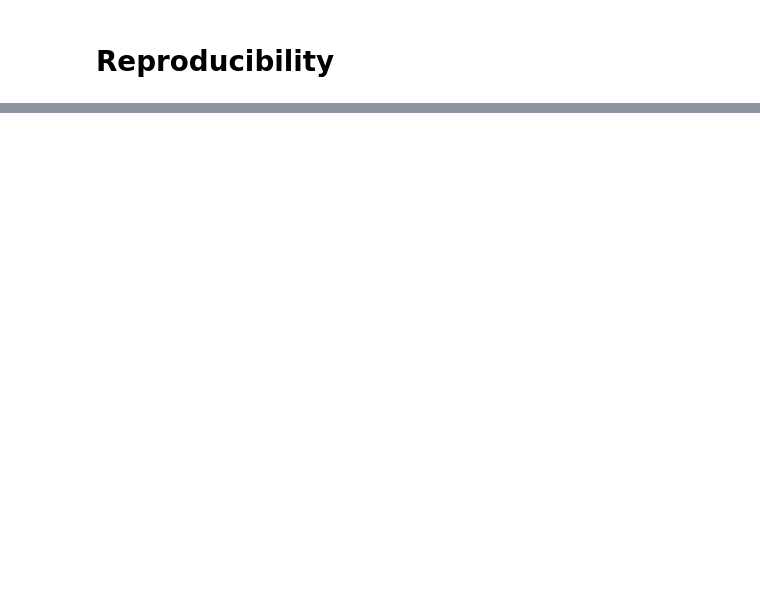
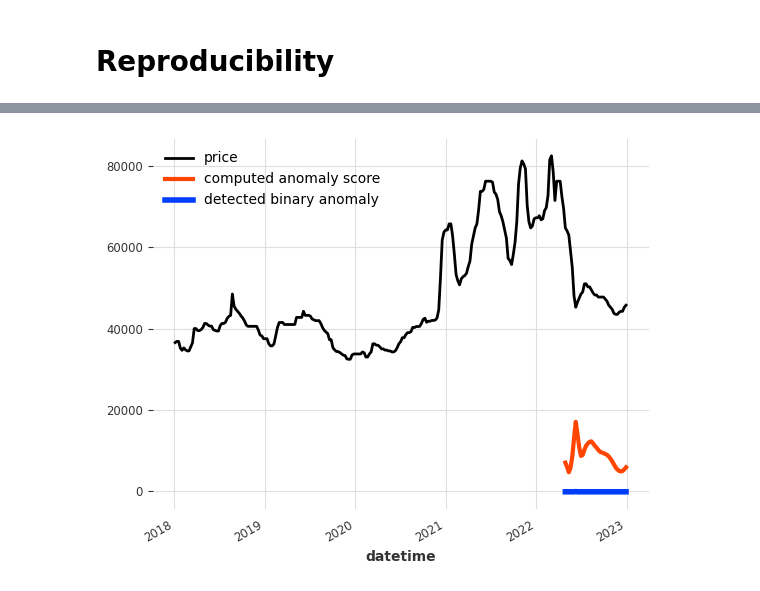
Before and after one commit to ColaChanel/Samolet-armature, a Jupyter notebook: dash_try.ipynb, the cells around one changed output, grey strips where cells are left out. Drawn from its saved outputs; the diff is of its cells as text; code cells hidden in the pictures; blank space fills up the shorter version.

```diff
--- a/dash_try.ipynb
+++ b/dash_try.ipynb
@@ -86,0 +62,20 @@ np.random.seed(0)
+# %%
+from darts.ad import KMeansScorer
+
+scorer = KMeansScorer(k=2, window=5)
+scorer.fit(train)
+anom_score = scorer.score(val)
+# %%
+from darts.ad import QuantileDetector
+
+detector = QuantileDetector(high_quantile=0.99)
+detector.fit(scorer.score(train))
+binary_anom = detector.detect(anom_score)
+# %%
+import matplotlib.pyplot as plt
+
+series.plot()
+(anom_score / 2. - 100).plot(label="computed anomaly score", c="orangered", lw=3)
+(binary_anom * 45 - 150).plot(label="detected binary anomaly", lw=4)
+# %% [output]
+[figure, added]
```
Also changed, not shown: parts of 14 cells of this notebook.
